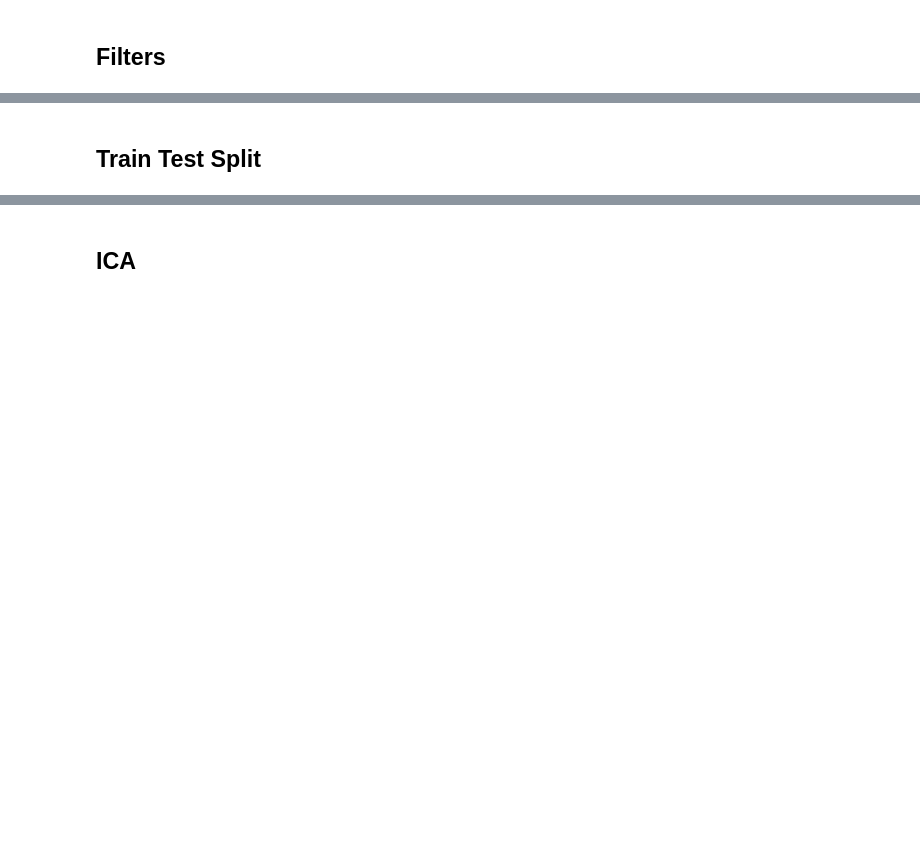
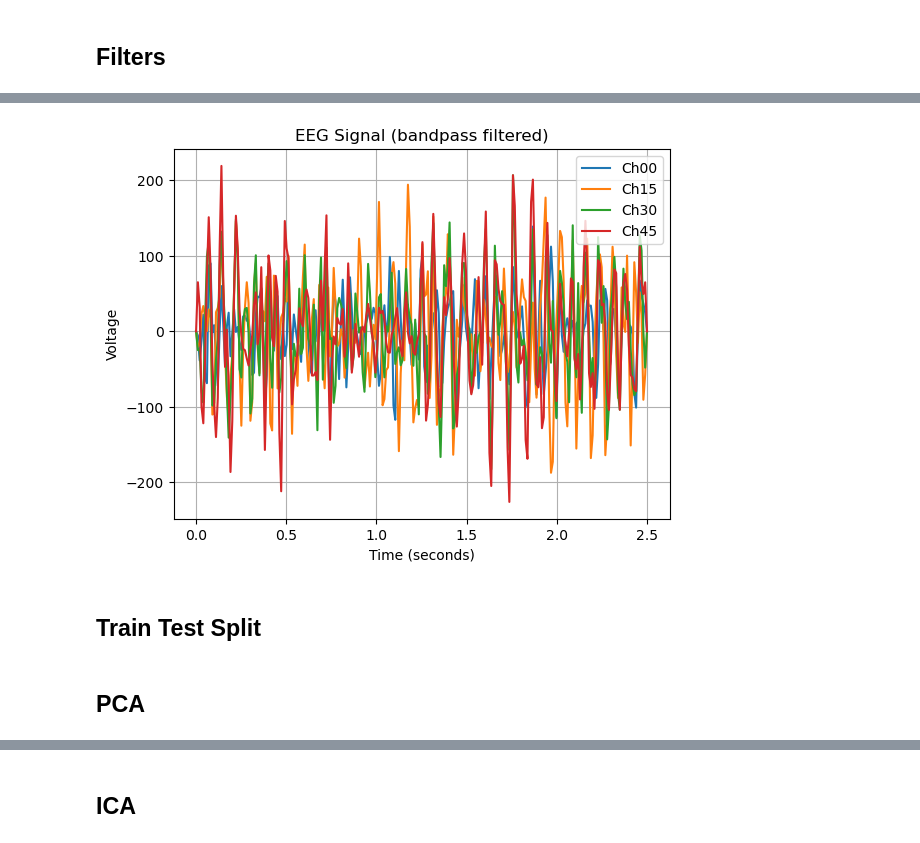
Before and after one commit to javadkavian/EEG_motor_imagery_analysis, a Jupyter notebook: src/main.ipynb, the cells around one changed output, grey strips where cells are left out. Cells and saved outputs as stored; diff of their text form; code cells hidden in the pictures; blank space fills up the shorter version.

```diff
--- a/src/main.ipynb
+++ b/src/main.ipynb
@@ -54,0 +67,5 @@ data.trials = Filter.CAR_filter(data)
+# %%
+plot_eeg(bandpass_filterd, 0, 'EEG Signal (bandpass filtered)')
+plt.savefig('../assets/preprocess_bandpass.png')
+# %% [output]
+[figure, added]
@@ -64,3 +83,5 @@ X_train, X_test, y_train, y_test = train_test_split(
     random_state=40,
     stratify=y
 )
+# %% [markdown]
+## PCA
```
Also changed, not shown: parts of 39 cells of this notebook, 3 other files.
